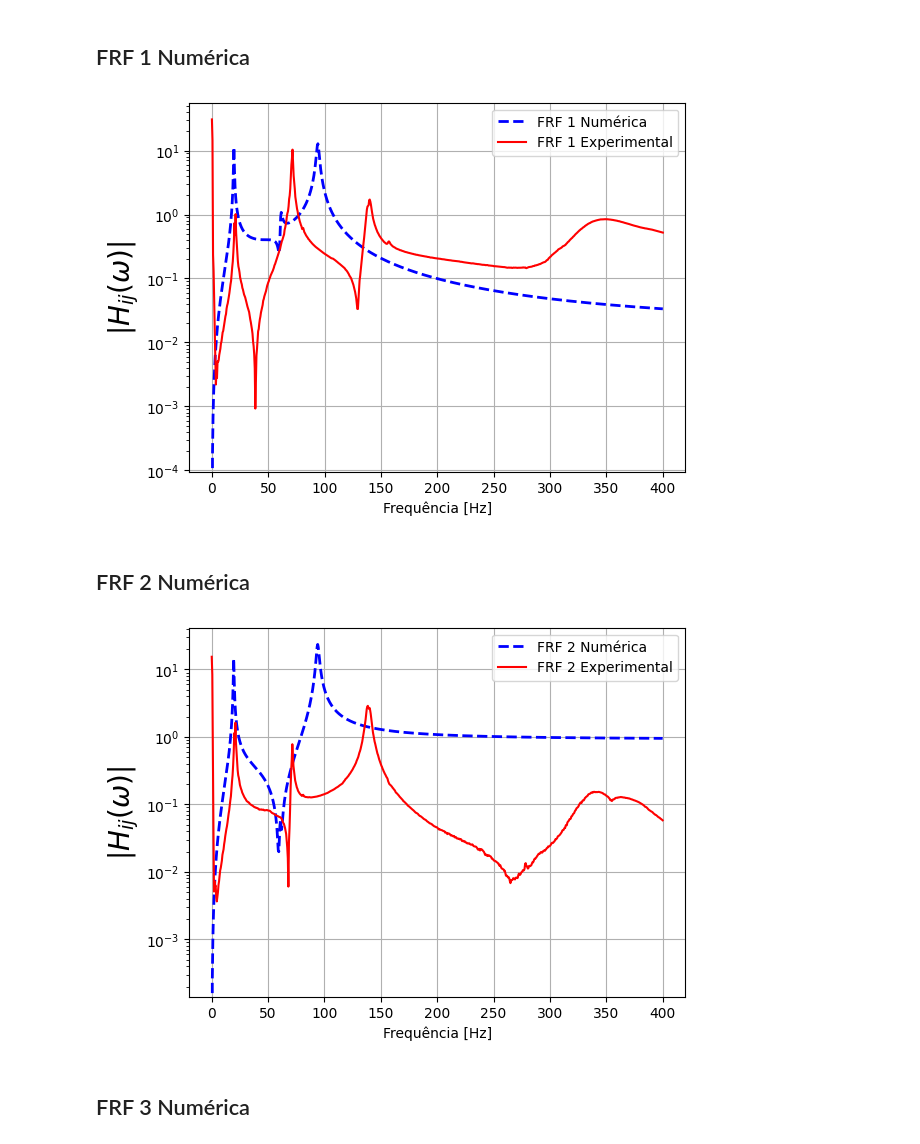
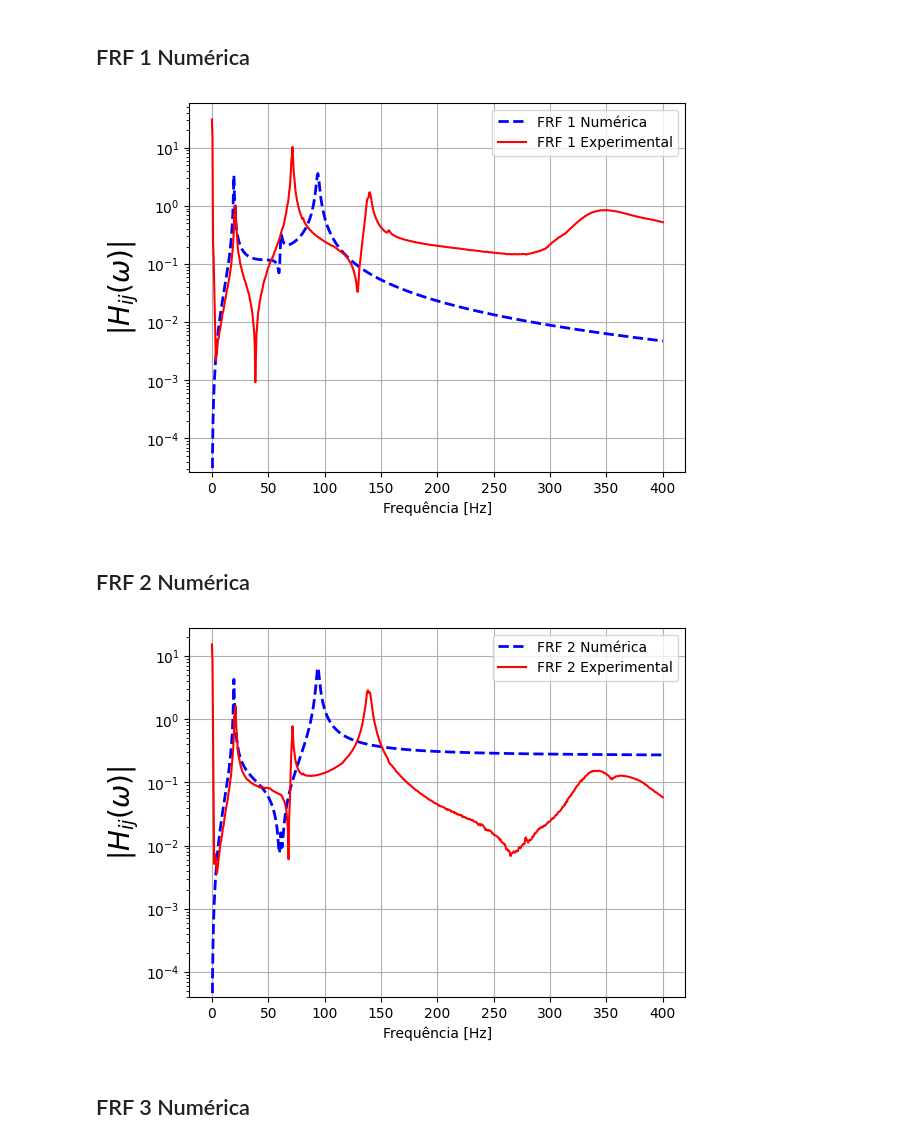
Before and after one commit to Daniel-Sottovia/Grupo-6, a Jupyter notebook: notebook.ipynb, the cells around one changed output. Saved outputs shown, nothing was run; the diff lists cells and outputs as text; code cells hidden in the pictures.

Commit message:
Mudança para eigh
Mudou-se os gráficos, ficou bem melhor.

```diff
--- a/notebook.ipynb
+++ b/notebook.ipynb
@@ -1251,7 +1251,7 @@ Shape de H: (10000,)
 ## FRF 1 Numérica
 # %%
 import numpy as np
-from scipy.linalg import eig
+from scipy.linalg import eigh
 
 N = 3
 
@@ -1261,7 +1261,7 @@ K = K_matriz
 M = M_matriz
 
 # Extração dos autovalores e autovetores
-W, V = eig(K, M)
+W, V = eigh(K, M)
 W = np.real(W)  # Para obter apenas os componentes reais dos autovalores
 
 # Freq. Naturais e
@@ -1303,12 +1303,12 @@ plt.legend()
 plt.savefig("D:\\UFSC\\Vibes\\Cordioli\\Trabalho\\Grupo 6\\FRF1_numerica_qsi_medio_sem_ajuste_viga_guiada.png")
 plt.show()
 # %% [output]
-[figure, old version]
+[figure, new version]
 # %% [markdown]
 ## FRF 2 Numérica
 # %%
 import numpy as np
-from scipy.linalg import eig
+from scipy.linalg import eigh
 
 N = 3
 
@@ -1318,7 +1318,7 @@ K = K_matriz
 M = M_matriz
 
 # Extração dos autovalores e autovetores
-W, V = eig(K, M)
+W, V = eigh(K, M)
 W = np.real(W)  # Para obter apenas os componentes reais dos autovalores
 
 # Freq. Naturais e
@@ -1333,34 +1333,34 @@ xf = 1  # Considerando índices baseados em zero
 
 # Funcoes Resposta em Frequencia - Com amortecimento
 qsi = qsi_medio
 Hm = np.zeros((len(w), N), dtype=complex)
 H = np.zeros(len(w), dtype=complex)
 
 for j in range(len(w)):
     soma1 = 0
     for k in range(N):
         soma1 += - (w[j]**2)*(V[x, k] * V[xf, k] / (wi[k]**2 - w[j]**2 + 1j * 2 * qsi * wi[k] * w[j]))
         Hm[j, k] = - (w[j]**2)*(V[x, k] * V[xf, k] / (wi[k]**2 - w[j]**2 + 1j * 2 * qsi * wi[k] * w[j]))
     H[j] = soma1
 
 # Y = 1j * w * H
 
 # Plotting absolute value of H
 plt.plot(freq, np.abs(H), 'b', linewidth=2, label='FRF 2 Numérica', ls='--')
 
 frf_2_andar = np.abs(df['Signal 3 (Imag.)']) + np.abs(df['Signal 3 (Real)']) # Obtém-se o módulo da FRF
 
 plt.plot(freq, frf_2_andar, 'r', label='FRF 2 Experimental')
 
 plt.xlabel('Frequência [Hz]')
 plt.ylabel(r'$|H_{ij}(\omega)|$', fontsize=20)
 plt.grid()
 plt.yscale('log')
 plt.legend()
 plt.savefig("D:\\UFSC\\Vibes\\Cordioli\\Trabalho\\Grupo 6\\FRF2_numerica_qsi_medio_sem_ajuste_viga_guiada.png")
 plt.show()
 # %% [output]
-[figure, old version]
+[figure, new version]
 # %% [markdown]
 ## FRF 3 Numérica
 # %%
```
Also changed, not shown: parts of 1 cell of this notebook, 3 other files.
